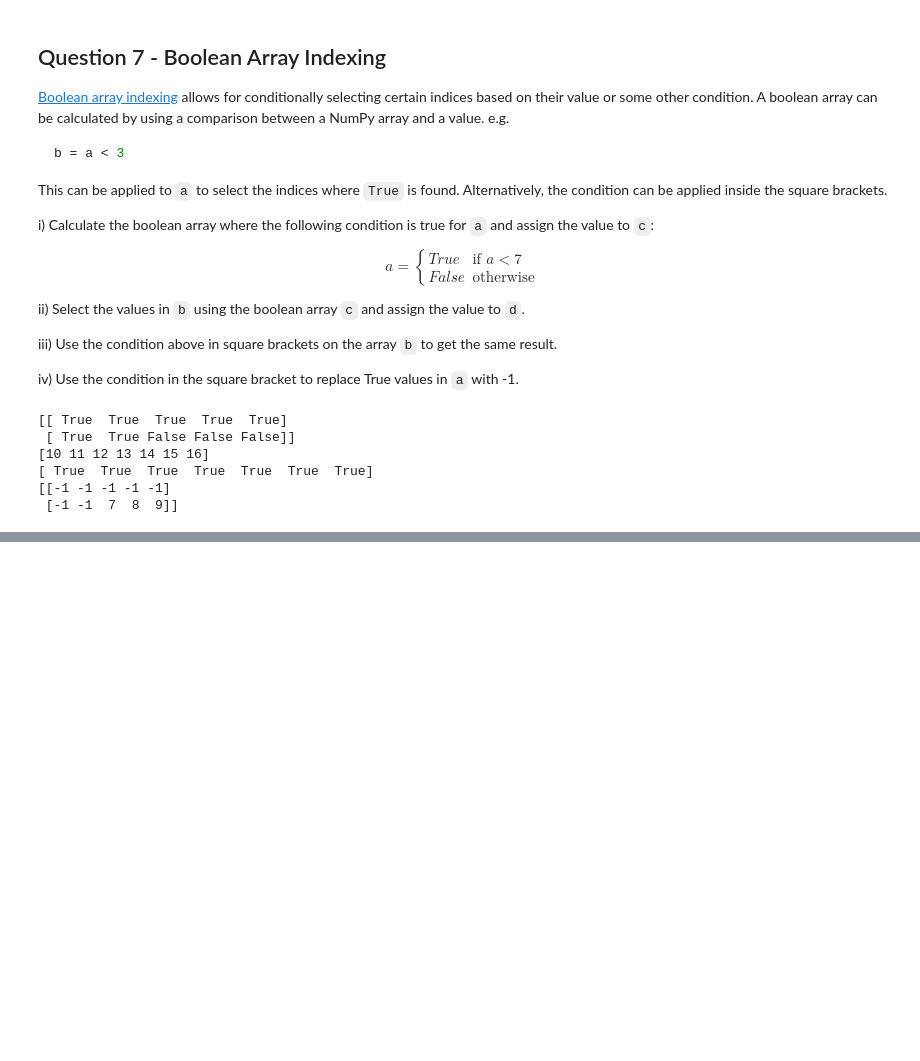
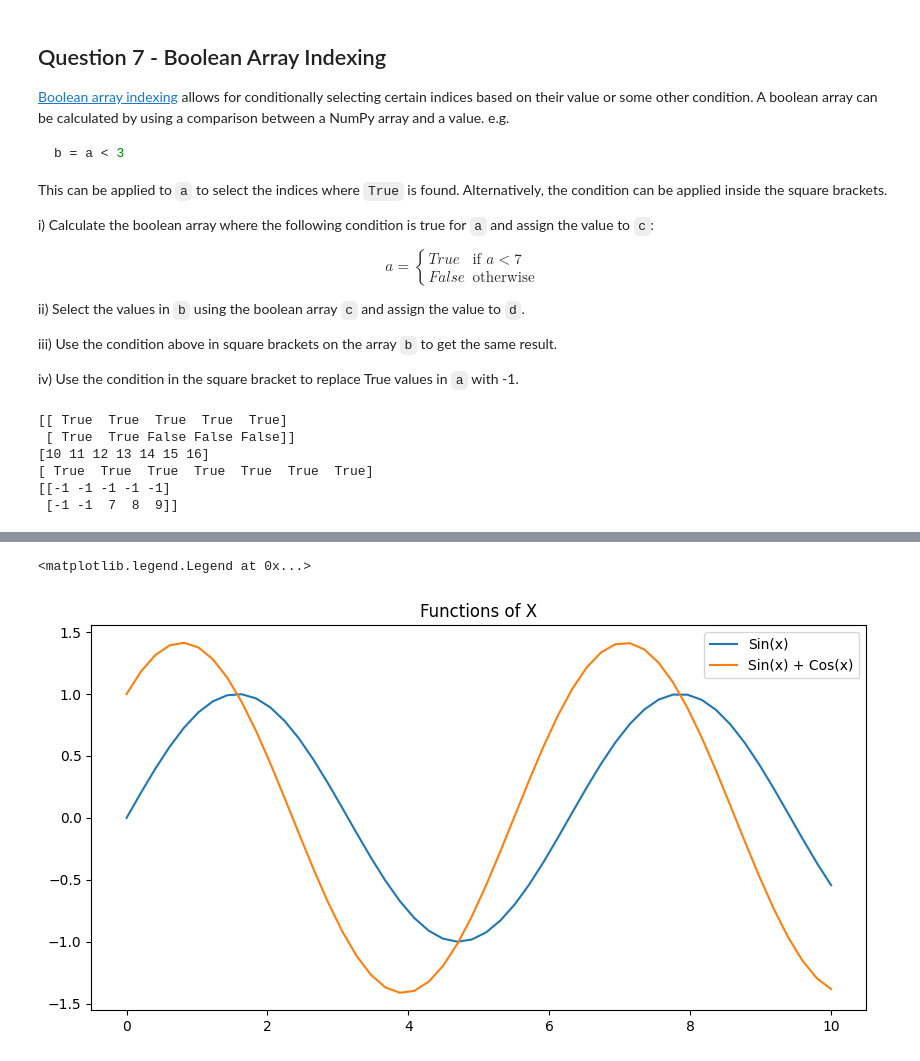
Before and after one commit to wrmthorne/SWiCS-WIE-Advanced-Python-Worksheets, a Jupyter notebook: Intermediate 1 - Numpy and Plotting/Numpy_and_plotting.ipynb, the cells around one changed output, grey strips where cells are left out. Drawn from its saved outputs; the diff is of its cells as text; code cells hidden in the pictures; blank space fills up the shorter version.

```diff
--- a/Intermediate 1 - Numpy and Plotting/Numpy_and_plotting.ipynb
+++ b/Intermediate 1 - Numpy and Plotting/Numpy_and_plotting.ipynb
@@ -412,0 +466,14 @@ print(a)
+# %%
+# Answer Here
+x = np.linspace(0,10, 50)
+
+fig, ax = plt.subplots(figsize=(10, 5))
+
+ax.plot(x, np.sin(x), label='Sin(x)')
+ax.plot(x, np.sin(x) + np.cos(x), label='Sin(x) + Cos(x)')
+
+ax.set_title('Functions of X')
+ax.legend()
+# %% [output]
+<matplotlib.legend.Legend at 0x...>
+[figure, added]
```
Also changed, not shown: parts of 9 cells of this notebook.
